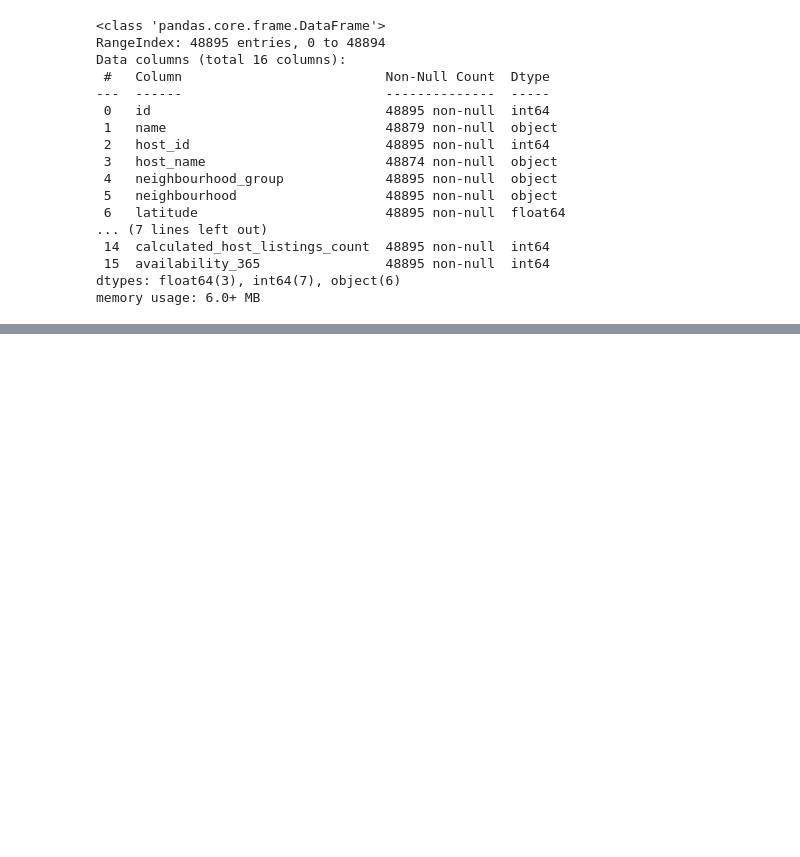
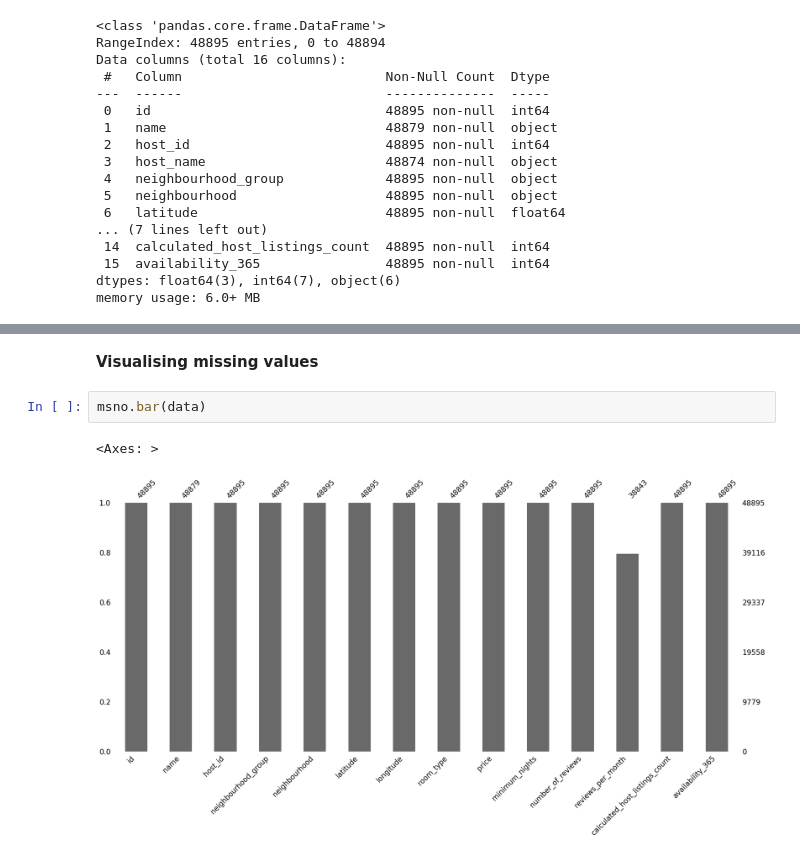
Before and after one commit to Ngugi-Joy-Grace/airbnb-business-analysis, a Jupyter notebook: analysis.ipynb, the cells around one changed output, grey strips where cells are left out. Saved outputs shown, nothing was run; the diff lists cells and outputs as text; blank space fills up the shorter version.

```diff
--- a/analysis.ipynb
+++ b/analysis.ipynb
@@ -96,0 +116,7 @@ data.head(50)
+# %% [markdown]
+**Visualising missing values**
+# %%
+msno.bar(data)
+# %% [output]
+<Axes: >
+[figure, added]
```
Also changed, not shown: parts of 49 cells of this notebook, 5 other files.
